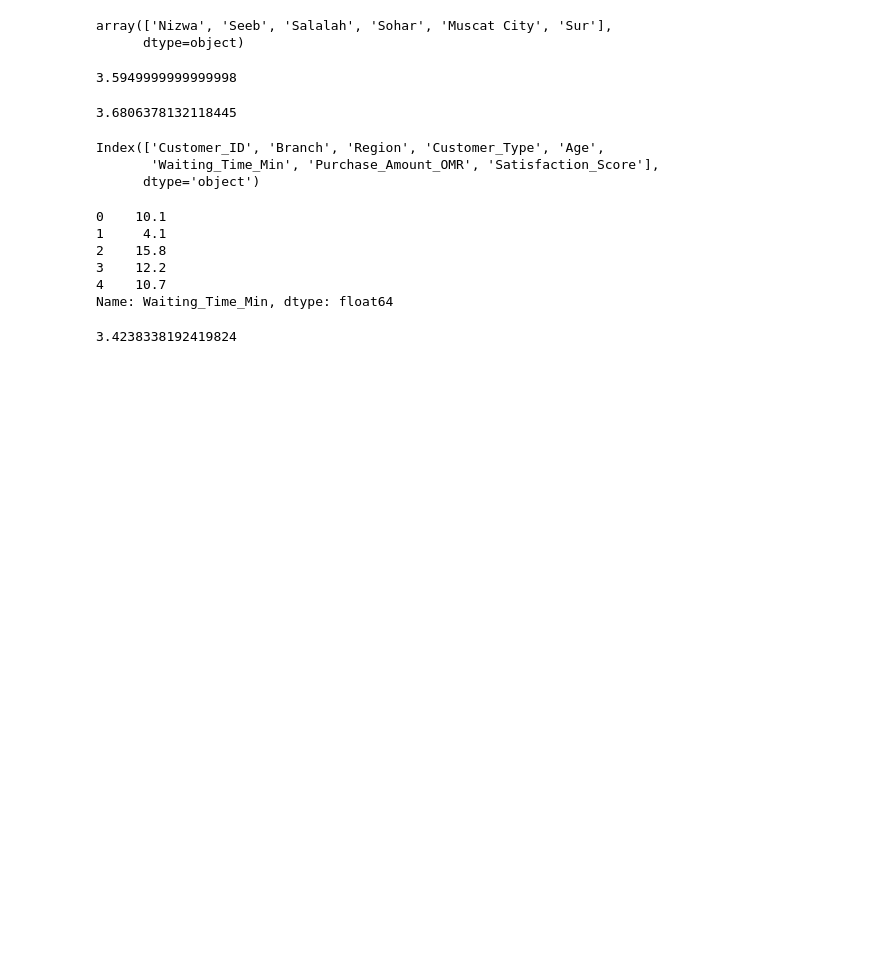
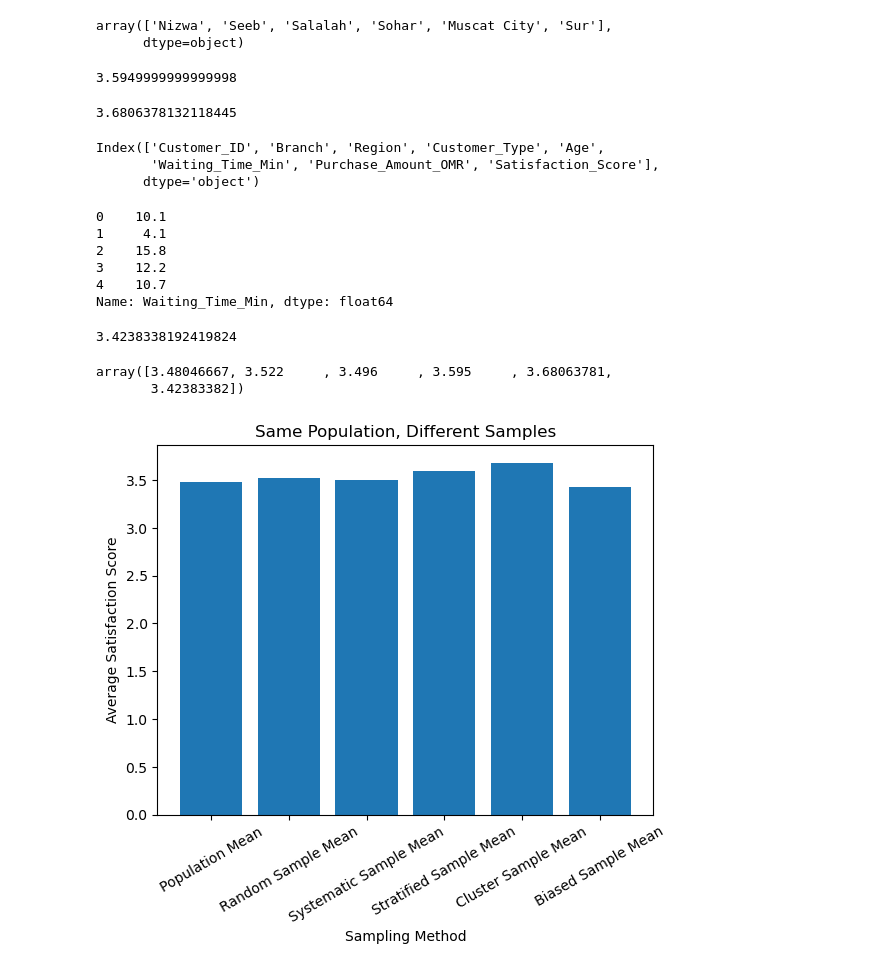
Before and after one commit to Abdullah-AlShamsi/Data-Analysis-and-Visualization, a Jupyter notebook: lab2-mini_project/mini_project.ipynb, the cells around one changed output. Saved outputs shown, nothing was run; the diff lists cells and outputs as text; code cells hidden in the pictures; blank space fills up the shorter version.

Commit message:
VISUALIZE what sampling did

```diff
--- a/lab2-mini_project/mini_project.ipynb
+++ b/lab2-mini_project/mini_project.ipynb
@@ -180,3 +180,27 @@ biased["Satisfaction_Score"].mean()
 # The problem occurs because the biased sample is not representative of the entire population. It only includes customers with long waiting times, which may have different satisfaction levels than the general customer base.
 # %% [output]
 3.4238338192419824
+# %%
+results = pd.Series({
+    "Population Mean": customers["Satisfaction_Score"].mean(),
+    "Random Sample Mean": random_sample["Satisfaction_Score"].mean(),
+    "Systematic Sample Mean": systematic_sample["Satisfaction_Score"].mean(),
+    "Stratified Sample Mean": stratified_sample["Satisfaction_Score"].mean(),
+    "Cluster Sample Mean": cluster_sample["Satisfaction_Score"].mean(),
+    "Biased Sample Mean": biased["Satisfaction_Score"].mean()
+})
+
+results.values
+# %% [output]
+array([3.48046667, 3.522     , 3.496     , 3.595     , 3.68063781,
+       3.42383382])
+# %%
+import matplotlib.pyplot as plt
+plt.bar(results.index, results.values)
+plt.xlabel("Sampling Method")
+plt.ylabel("Average Satisfaction Score")
+plt.title("Same Population, Different Samples")
+plt.xticks(rotation=30)
+plt.show()
+# %% [output]
+[figure, added]
```
Also changed, not shown: parts of 1 cell of this notebook.
